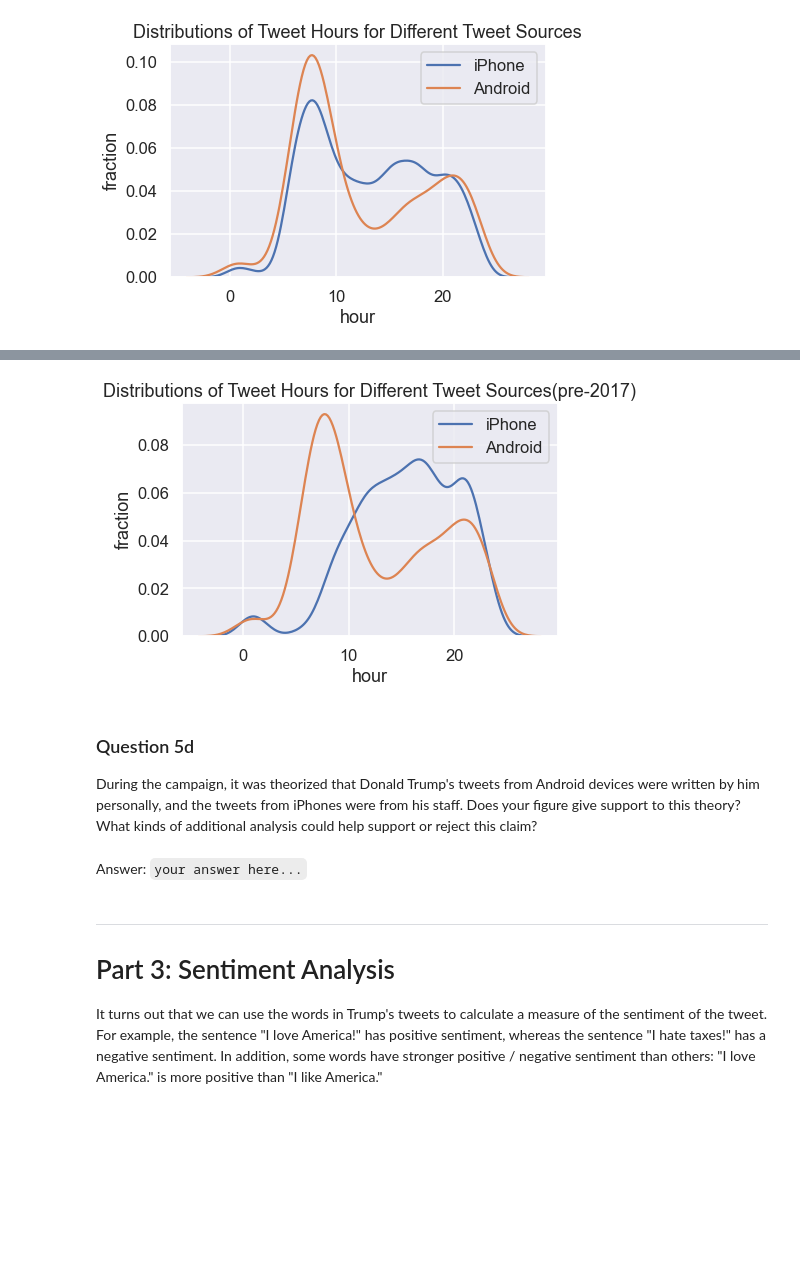
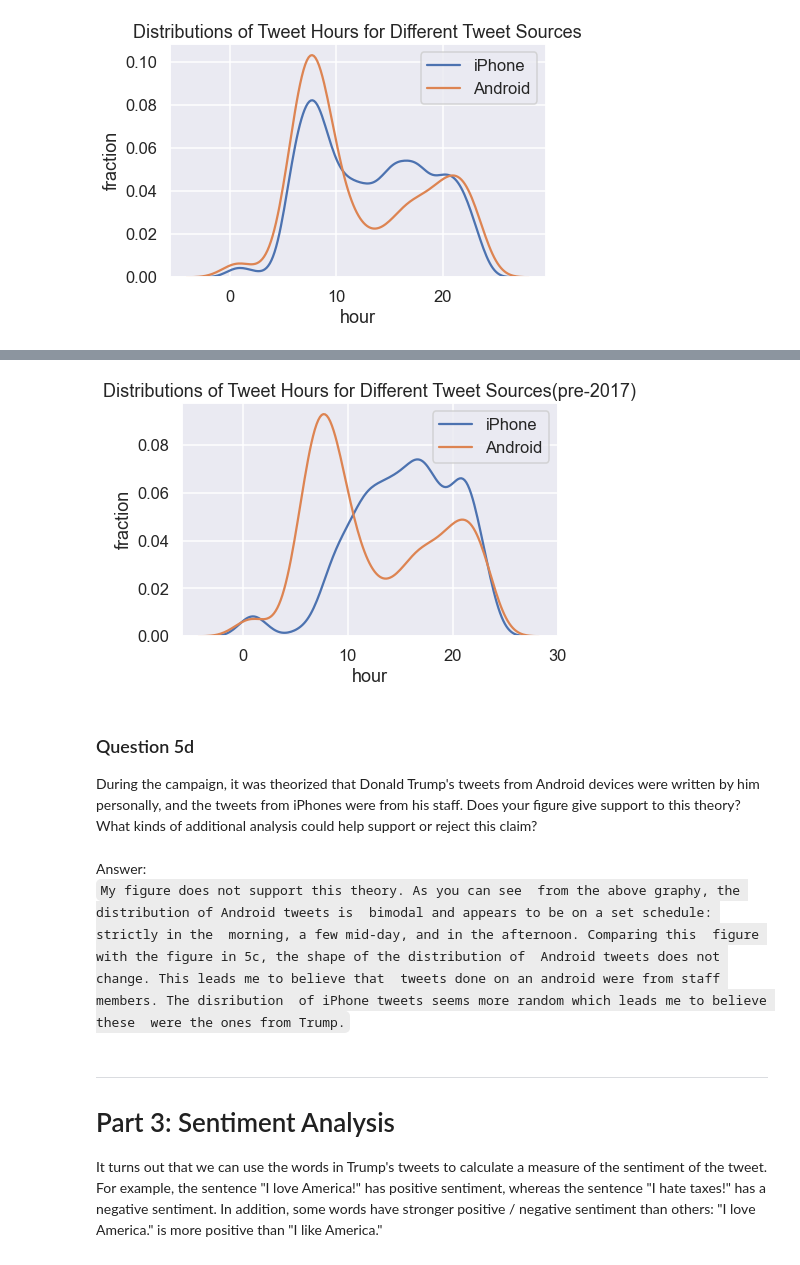
Before and after one commit to RyanKor/COSE471_COURSE_MATERIALS, a Jupyter notebook: hw2/hw2.ipynb, the cells around one changed output, grey strips where cells are left out. Cells and saved outputs as stored; diff of their text form; code cells hidden in the pictures; blank space fills up the shorter version.

```diff
--- a/hw2/hw2.ipynb
+++ b/hw2/hw2.ipynb
@@ -567,15 +567,16 @@ manual: true
 # %%
 # BEGIN YOUR CODE
 # -----------------------
 sns.distplot(trump[trump['source'].str.contains("iPhone")]['hour'][trump["est_time"].dt.year <2017], label = 'iPhone', hist=False)
 sns.distplot(trump[trump['source'].str.contains("Android")]['hour'][trump["est_time"].dt.year <2017], label = 'Android', hist=False)
 plt.title('Distributions of Tweet Hours for Different Tweet Sources(pre-2017)')
 plt.ylabel('fraction')
+plt.xticks([0,10,20,30]) # xticks 사용 안하는 경우, 30이 표기 안되는 경우가 발생
 plt.legend();
 # -----------------------
 # END YOUR CODE
 # %% [output]
-[figure, old version]
+[figure, new version]
 # %% [markdown]
 ### Question 5d
 
@@ -588,8 +589,18 @@ points: 1
 manual: true
 -->
 <!-- EXPORT TO PDF -->
-# %% [markdown]
-Answer: `your answer here...`
+# %% [markdown]
+Answer:
+<br>
+`My figure does not support this theory. As you can see
+from the above graphy, the distribution of Android tweets is
+bimodal and appears to be on a set schedule: strictly in the
+morning, a few mid-day, and in the afternoon. Comparing this
+figure with the figure in 5c, the shape of the distribution of
+Android tweets does not change. This leads me to believe that
+tweets done on an android were from staff members. The disribution
+of iPhone tweets seems more random which leads me to believe these
+were the ones from Trump.`
 # %% [markdown]
 ---
 # Part 3: Sentiment Analysis
```
Also changed, not shown: parts of 6 cells of this notebook, 1 other file.
